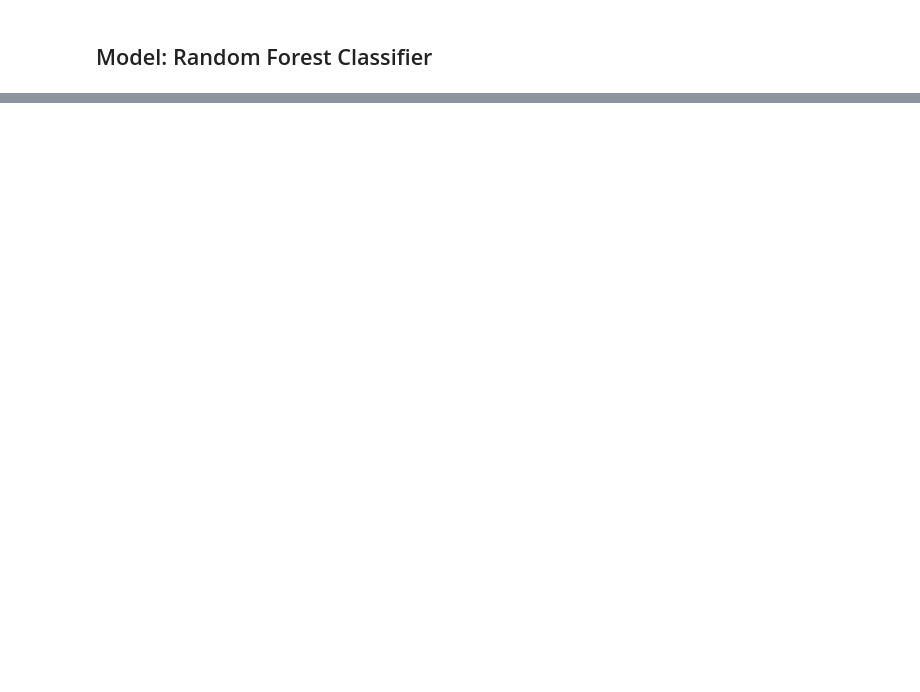
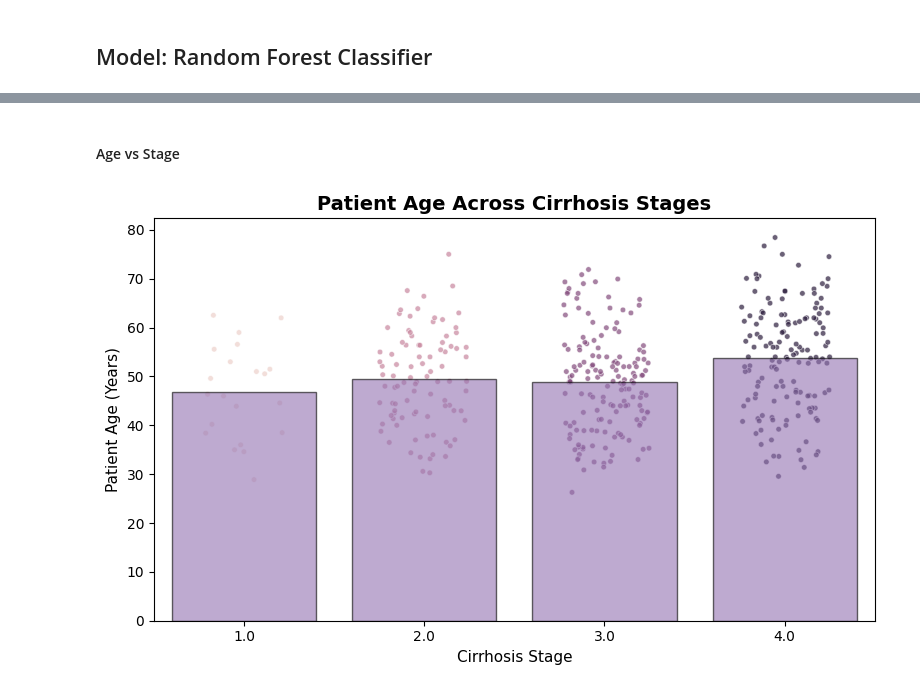
Before and after one commit to swirita/Cirrhosis-Prediction, a Jupyter notebook: Cirrhosis_Prediction.ipynb, the cells around one changed output, grey strips where cells are left out. Drawn from its saved outputs; the diff is of its cells as text; code cells hidden in the pictures; blank space fills up the shorter version.

```diff
--- a/Cirrhosis_Prediction.ipynb
+++ b/Cirrhosis_Prediction.ipynb
@@ -575,0 +835,28 @@ NameError: name 'RandomForestRegressor' is not defined
+# %% [markdown]
+#### Age vs Stage
+# %%
+# Temporary copy for visualization
+viz_df = df.copy()
+
+# Convert age from days to years
+viz_df['Age_Years'] = viz_df['Age'] / 365.25
+
+fig, ax = plot_feature_by_stage(
+    viz_df,
+    feature='Age_Years',
+    order=stage_order,
+    figsize=(8, 5)
+)
+
+ax.set_title(
+    "Patient Age Across Cirrhosis Stages",
+    fontsize=14,
+    fontweight='bold'
+)
+
+ax.set_ylabel("Patient Age (Years)")
+ax.set_xlabel("Cirrhosis Stage")
+
+plt.show()
+# %% [output]
+[figure, added]
```
Also changed, not shown: parts of 17 cells of this notebook.
